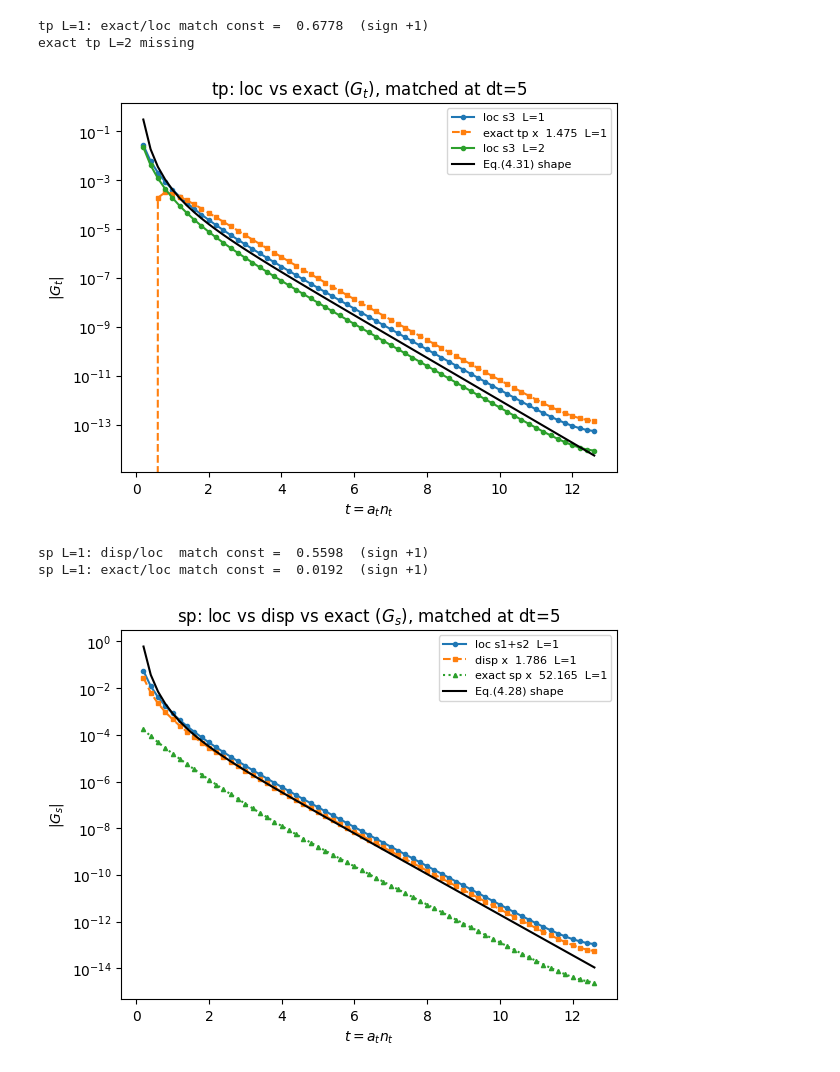
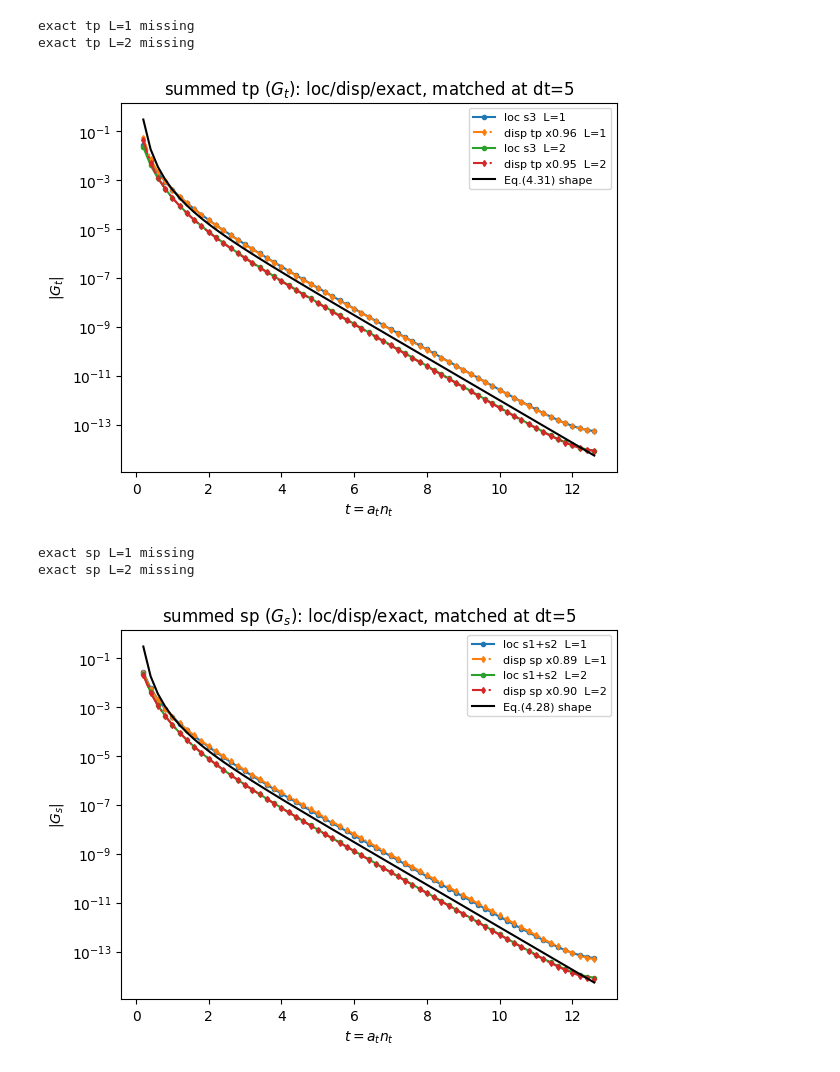
Before and after one commit to nobuyukimatsumoto68/qed3, a Jupyter notebook: src/both_3d/comp_threesome_jj_claude.ipynb, the cells around one changed output. Drawn from its saved outputs; the diff is of its cells as text; code cells hidden in the pictures.

```diff
--- a/src/both_3d/comp_threesome_jj_claude.ipynb
+++ b/src/both_3d/comp_threesome_jj_claude.ipynb
@@ -42,52 +58,53 @@ def ex_Gs(L):   return load_Vpp('corr_deter_exact1_%sL%d'%(tag,L),'sp').real
 # %%
-# tp ( = G_t, Eq.4.31): loc s3 vs exact tp, L=1,2.  Each matched to loc at dt=ref; |.| on log scale.
+# tp (G_t, Eq.4.31): summed loc s3 vs disp tp vs exact tp, L=1,2.  Each matched to loc at dt=ref; |.| log.
 dt = np.arange(1, int(Nt_cft/2)); t = dt*at_cft; ref = 5
 plt.figure()
 for L in [1, 2]:
     gl = loc_Gt(L)
     plt.plot(t, -gl[dt], 'o-', ms=3, label='loc s3  L=%d' % L)
     try:
-        ge = ex_Gt(L);
-        c = gl[ref]/ge[ref]
-        print('tp L=%d: exact/loc match const = % .4f  (sign %+d)' % (L, 1.0/c, int(np.sign(c))))
-        plt.plot(t, -ge[dt], 's--', ms=3, label='exact tp x % .3f  L=%d' % (c, L))
+        gd = disp_Gt(L); cd = gl[ref]/gd[ref]
+        plt.plot(t, -cd*gd[dt], 'd-.', ms=3, label='disp tp x%.2f  L=%d' % (cd, L))
+    except (OSError, KeyError):
+        print('disp tp L=%d missing' % L)
+    try:
+        ge = ex_Gt(L); ce = gl[ref]/ge[ref]
+        plt.plot(t, -ce*ge[dt], 's--', ms=3, label='exact tp x%.2f  L=%d' % (ce, L))
     except (OSError, KeyError):
         print('exact tp L=%d missing' % L)
 A = loc_Gt(1)[ref] / cft_shape(t[ref-1])
 plt.plot(t, -A*cft_shape(t), 'k-', label='Eq.(4.31) shape')
 plt.yscale('log'); plt.xlabel(r'$t = a_t n_t$'); plt.ylabel(r'$|G_t|$')
-plt.title('tp: loc vs exact ($G_t$), matched at dt=%d' % ref); plt.legend(fontsize=8)
-plt.savefig('comp_threesome_tp.pdf', bbox_inches='tight')
+plt.title('summed tp ($G_t$): loc/disp/exact, matched at dt=%d' % ref); plt.legend(fontsize=8)
+plt.savefig('comp_threesome_sum_tp.pdf', bbox_inches='tight')
 # %% [output]
-tp L=1: exact/loc match const =  0.6778  (sign +1)
+exact tp L=1 missing
 exact tp L=2 missing
-[figure, old version]
+[figure, new version]
 # %%
-# sp ( = G_s, Eq.4.28): loc s1+s2 vs disp vs exact sp, L=1,2.  Matched to loc at dt=ref.
+# sp (G_s, Eq.4.28): summed loc s1+s2 vs disp sp vs exact sp, L=1,2.  Each matched to loc at dt=ref; log.
 dt = np.arange(1, int(Nt_cft/2)); t = dt*at_cft; ref = 5
 plt.figure()
-for L in [1]:
+for L in [1, 2]:
     gl = loc_Gs(L)
     plt.plot(t, gl[dt], 'o-', ms=3, label='loc s1+s2  L=%d' % L)
     try:
         gd = disp_Gs(L); cd = gl[ref]/gd[ref]
-        print('sp L=%d: disp/loc  match const = % .4f  (sign %+d)' % (L, 1.0/cd, int(np.sign(cd))))
-        plt.plot(t, gd[dt], 's--', ms=3, label='disp x % .3f  L=%d' % (cd, L))
+        plt.plot(t, cd*gd[dt], 'd-.', ms=3, label='disp sp x%.2f  L=%d' % (cd, L))
     except (OSError, KeyError):
         print('disp sp L=%d missing' % L)
     try:
         ge = ex_Gs(L); ce = gl[ref]/ge[ref]
-        print('sp L=%d: exact/loc match const = % .4f  (sign %+d)' % (L, 1.0/ce, int(np.sign(ce))))
-        plt.plot(t, ge[dt], '^:', ms=3, label='exact sp x % .3f  L=%d' % (ce, L))
+        plt.plot(t, ce*ge[dt], 's--', ms=3, label='exact sp x%.2f  L=%d' % (ce, L))
     except (OSError, KeyError):
         print('exact sp L=%d missing' % L)
 A = loc_Gs(1)[ref] / cft_shape(t[ref-1])
 plt.plot(t, A*cft_shape(t), 'k-', label='Eq.(4.28) shape')
 plt.yscale('log'); plt.xlabel(r'$t = a_t n_t$'); plt.ylabel(r'$|G_s|$')
-plt.title('sp: loc vs disp vs exact ($G_s$), matched at dt=%d' % ref); plt.legend(fontsize=8)
-plt.savefig('comp_threesome_sp.pdf', bbox_inches='tight')
+plt.title('summed sp ($G_s$): loc/disp/exact, matched at dt=%d' % ref); plt.legend(fontsize=8)
+plt.savefig('comp_threesome_sum_sp.pdf', bbox_inches='tight')
 # %% [output]
-sp L=1: disp/loc  match const =  0.5598  (sign +1)
-sp L=1: exact/loc match const =  0.0192  (sign +1)
+exact sp L=1 missing
+exact sp L=2 missing
-[figure, old version]
+[figure, new version]
 # %%
```
Also changed, not shown: parts of 12 cells of this notebook, 6 other files.
